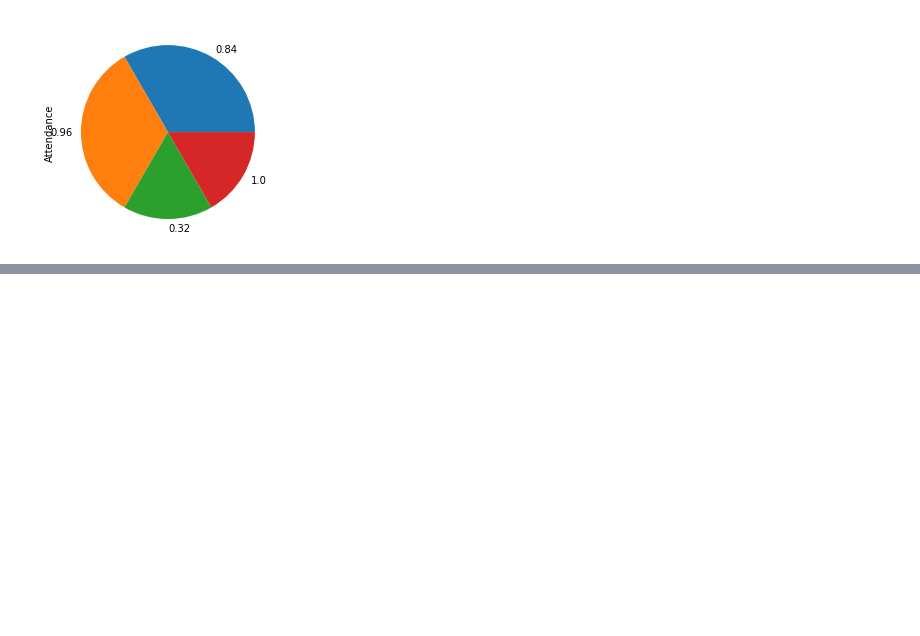
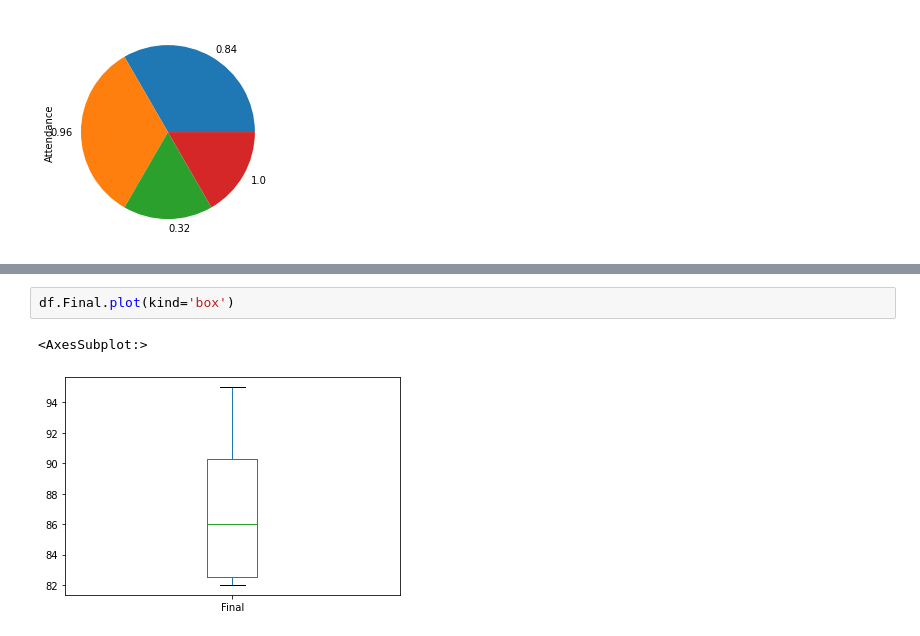
Before and after one commit to Eng-Mohamed-Ezzat/UdacityDataAnalysis_The_Data_Analysis_Process, a Jupyter notebook: Visualization.ipynb, the cells around one changed output, grey strips where cells are left out. Drawn from its saved outputs; the diff is of its cells as text; blank space fills up the shorter version.

```diff
--- a/Visualization.ipynb
+++ b/Visualization.ipynb
@@ -78,0 +130,5 @@ df.Attendance.value_counts().plot(kind='pie')
+# %%
+df.Final.plot(kind='box')
+# %% [output]
+<AxesSubplot:>
+[figure, added]
```
Also changed, not shown: parts of 4 cells of this notebook.
